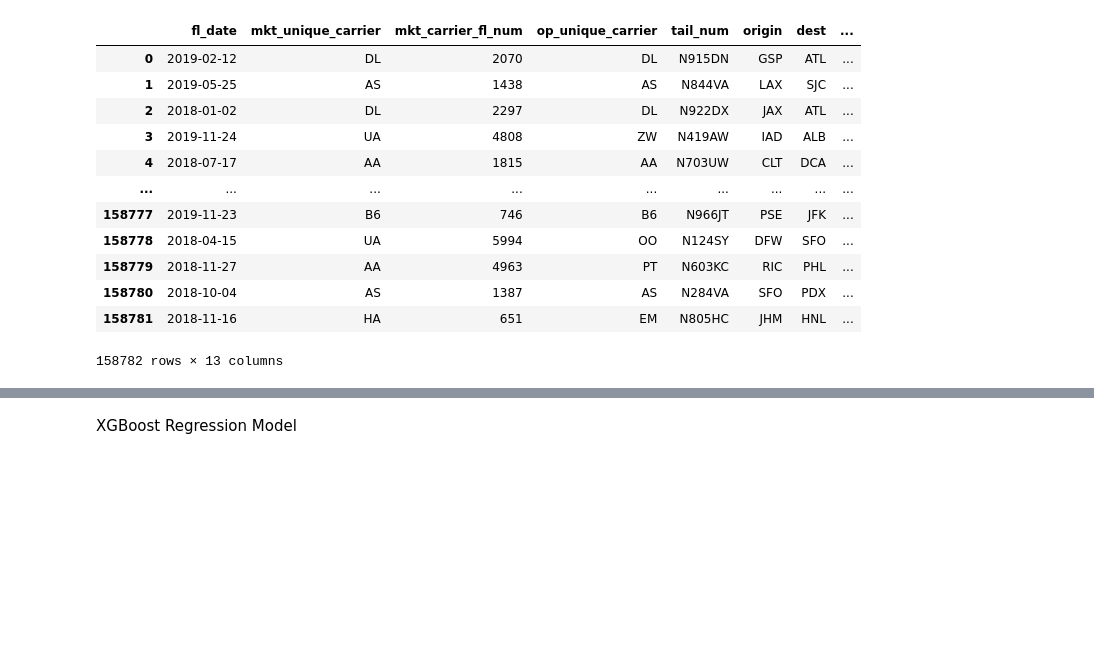
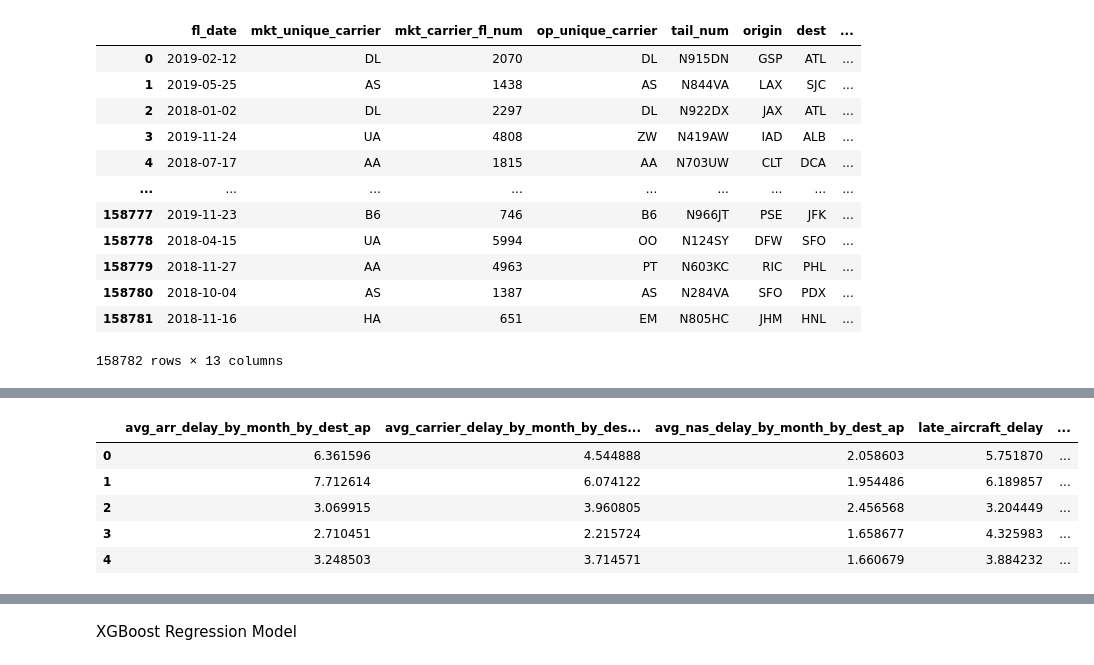
Before and after one commit to ucheokechukwu/-Airflight-Delays-Classification-and-Regression-Machine-Learning, a Jupyter notebook: Modeling/XGBoost_AW.ipynb, the cells around one changed output, grey strips where cells are left out. Drawn from its saved outputs; the diff is of its cells as text; code cells hidden in the pictures; blank space fills up the shorter version.

```diff
--- a/Modeling/XGBoost_AW.ipynb
+++ b/Modeling/XGBoost_AW.ipynb
@@ -27,4 +29,9 @@ df
 | 158780 | 2018-10-04 | AS | 1387 | AS | N284VA | SFO | PDX | ... |
 | 158781 | 2018-11-16 | HA | 651 | EM | N805HC | JHM | HNL | ... |
 158782 rows × 13 columns
+# %%
+#add constant
+df['constant'] = 1
+first_column = df.pop('constant')
+df.insert(0, 'constant', first_column)
 # %%
@@ -31,5 +39,3 @@ df
 arr_delay = df[['dest','arr_delay']]
 arr_delay = arr_delay.groupby('dest').mean()
 arr_delay = arr_delay.rename({'arr_delay':'average_arrival_delay_by_ap_full'},axis=1)
-# %%
-df = df.drop(['tail_num','mkt_carrier_fl_num'], axis = 1)
@@ -48,9 +93,19 @@ month_origin_df = pd.read_csv('data/features_origin_monthly_params.csv')
 df['month'] = pd.DatetimeIndex(df['fl_date']).month
 df['weekday'] = pd.DatetimeIndex(df['fl_date']).weekday
 # %%
+#create combo variables for grouping
 month_dest_df['combo1']=month_dest_df['dest'].astype('str')+month_dest_df['fl_month'].astype('str')
 df['combo1']=df['dest'].astype('str')+df['month'].astype('str')
 
+#rename columns for clarity and drop useless columns
 month_dest_df = month_dest_df.drop(['fl_month','dest'],axis=1)
-month_dest_df = month_dest_df.rename(columns={'arr_delay':'avg_arr_delay_by_month_by_dest_ap','cancelled':'cancelled_flights_by_month_by_dest_ap','weather_delay':'avg_weather_delay_by_month_by_dest_ap','security_delay':'security_delay_by_month_by_dest_ap'})
+month_dest_df = month_dest_df.rename(columns={'nas_delay':'avg_nas_delay_by_month_by_dest_ap','carrier_delay':'avg_carrier_delay_by_month_by_dest_ap','arr_delay':'avg_arr_delay_by_month_by_dest_ap','cancelled':'cancelled_flights_by_month_by_dest_ap','weather_delay':'avg_weather_delay_by_month_by_dest_ap','security_delay':'security_delay_by_month_by_dest_ap'})
+month_dest_df.head()
+# %% [output]
+|  | avg_arr_delay_by_month_by_dest_ap | avg_carrier_delay_by_month_by_des... | avg_nas_delay_by_month_by_dest_ap | late_aircraft_delay | ... |
+| 0 | 6.361596 | 4.544888 | 2.058603 | 5.751870 | ... |
+| 1 | 7.712614 | 6.074122 | 1.954486 | 6.189857 | ... |
+| 2 | 3.069915 | 3.960805 | 2.456568 | 3.204449 | ... |
+| 3 | 2.710451 | 2.215724 | 1.658677 | 4.325983 | ... |
+| 4 | 3.248503 | 3.714571 | 1.660679 | 3.884232 | ... |
 # %%
```
Also changed, not shown: parts of 31 cells of this notebook.
